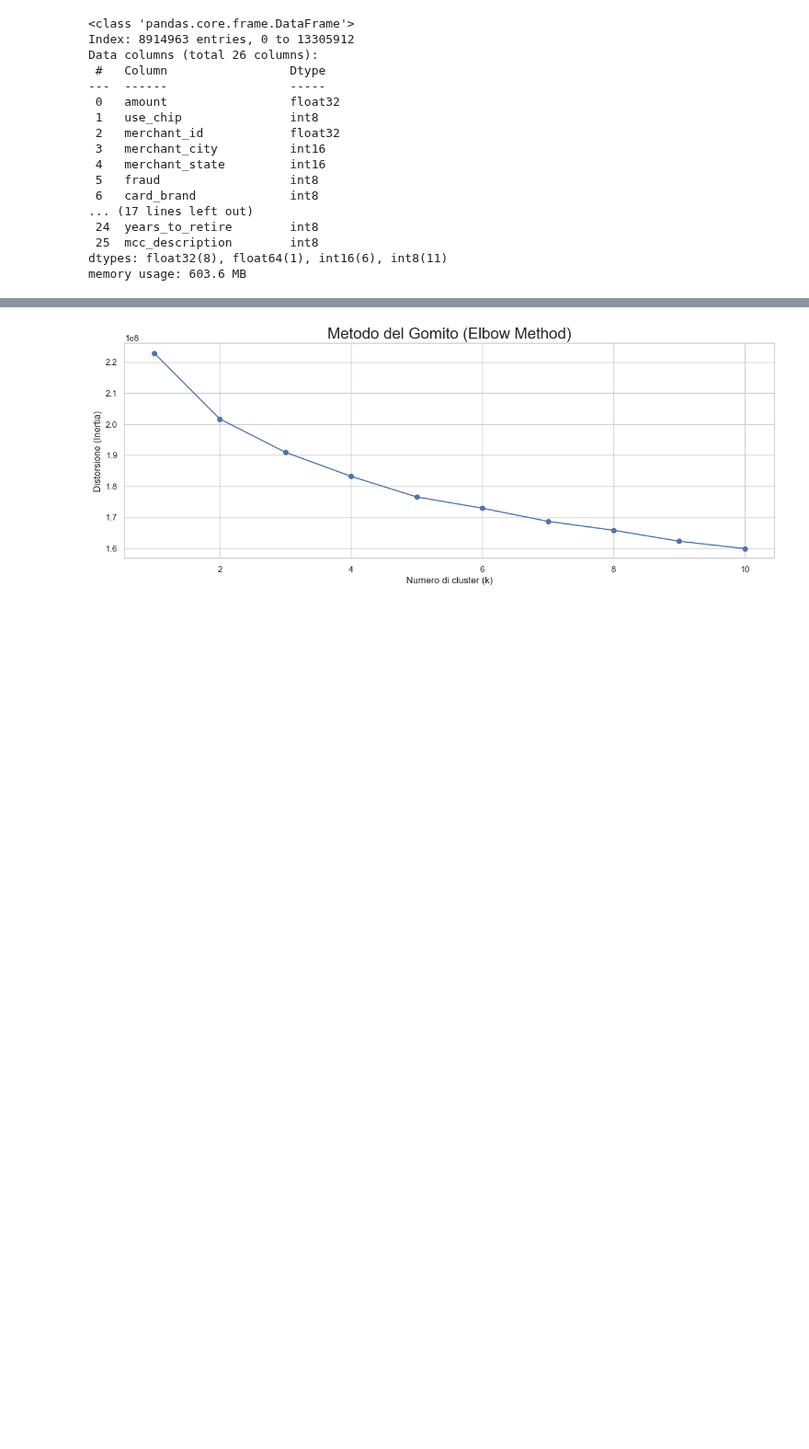
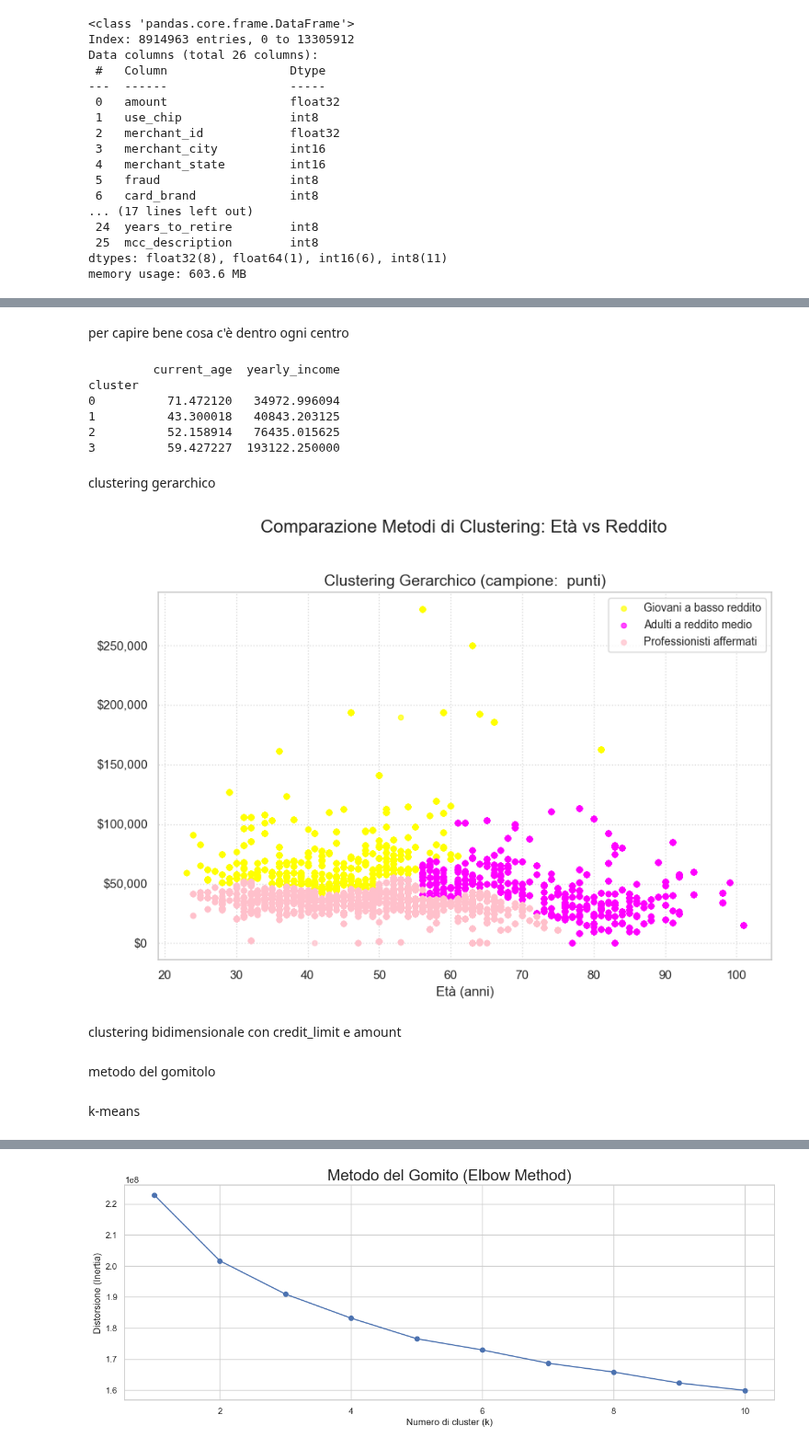
Before and after one commit to AlessandroPieragostini/Data-Science, a Jupyter notebook: clustering_frode.ipynb, the cells around one changed output, grey strips where cells are left out. Shown at 92% size. Saved outputs shown, nothing was run; the diff lists cells and outputs as text; code cells hidden in the pictures; blank space fills up the shorter version.

```diff
--- a/clustering_frode.ipynb
+++ b/clustering_frode.ipynb
@@ -219,0 +178,60 @@ MemoryError:
+# %% [markdown]
+per capire bene cosa c'è dentro ogni centro
+# %%
+print(data.groupby('cluster').mean())
+# %% [output]
+         current_age  yearly_income
+cluster
+0          71.472120   34972.996094
+1          43.300018   40843.203125
+2          52.158914   76435.015625
+3          59.427227  193122.250000
+# %% [markdown]
+clustering gerarchico
+# %%
+# 2. Clustering Gerarchico sul campione
+hc = AgglomerativeClustering(n_clusters=3, metric='euclidean', linkage='ward')
+sample_size = 20_000
+np.random.seed(42)
+idx = np.random.choice(len(x_scaled), sample_size, replace=False)
+x_sample = x_scaled[idx]
+x_sample_original = x[idx]
+y_hc = hc.fit_predict(x_sample)
+
+# --- Subplot 2: Clustering Gerarchico (sul campione) ---
+plt.figure(figsize=(8, 6))
+colors_hc = ['yellow', 'magenta', 'pink', 'cyan']
+labels_hc = {
+    0: "Giovani a basso reddito",
+    1: "Adulti a reddito medio",
+    2: "Professionisti affermati",
+    3: "Senior benestanti"
+}
+
+for i in range(3):
+    plt.scatter(
+        x_sample_original[y_hc == i, 0], x_sample_original[y_hc == i, 1],
+        s=20, c=colors_hc[i],
+        alpha=0.7,
+        label=labels_hc[i]
+    )
+plt.title(f'Clustering Gerarchico (campione:  punti)', fontsize=14)
+plt.xlabel('Età (anni)', fontsize=12)
+plt.gca().yaxis.set_ticklabels([])
+plt.legend(fontsize=10)
+plt.grid(True, linestyle=':', alpha=0.7)
+
+plt.suptitle('Comparazione Metodi di Clustering: Età vs Reddito', fontsize=16, y=1.02)
+plt.tight_layout()
+
+# Formattazione assi Y in dollari
+for ax in plt.gcf().axes:
+    ax.yaxis.set_major_formatter('${x:,.0f}')
+
+plt.show()
+# %% [output]
+[figure, added]
+# %% [markdown]
+clustering bidimensionale con credit_limit e amount
+# %% [markdown]
+metodo del gomitolo
@@ -220 +263,3 @@ MemoryError:
+# %% [markdown]
+k-means
 # %%
```
Also changed, not shown: parts of 22 cells of this notebook.
